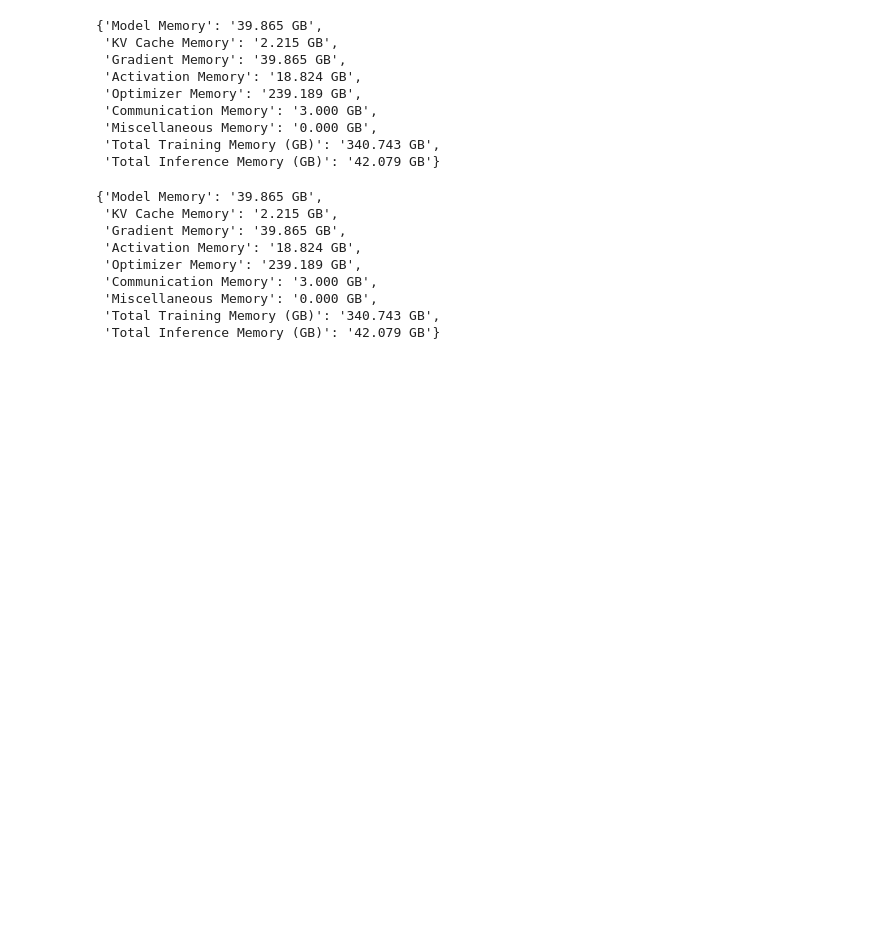
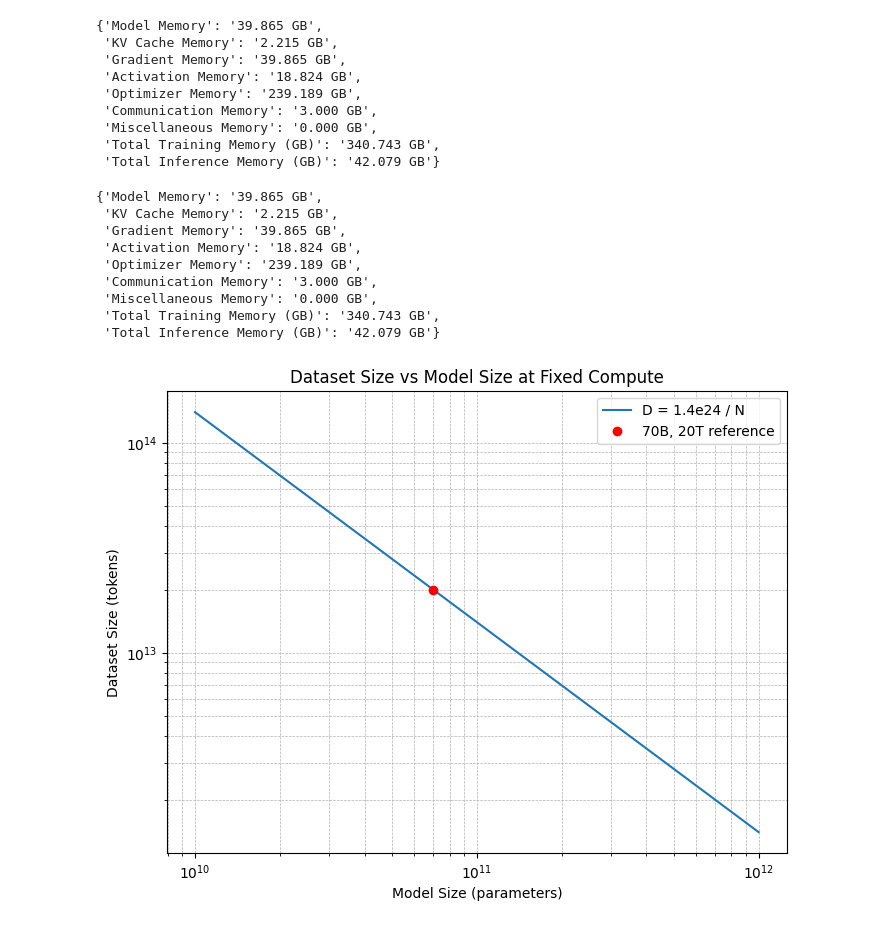
Before and after one commit to xrsrke/hf-notebooks, a Jupyter notebook: diloco/00_draft.ipynb, the cells around one changed output. Cells and saved outputs as stored; diff of their text form; code cells hidden in the pictures; blank space fills up the shorter version.

```diff
--- a/diloco/00_draft.ipynb
+++ b/diloco/00_draft.ipynb
@@ -102,3 +102,35 @@ from transformer_mem_functional import calculate_memory_requirements
  'Miscellaneous Memory': '0.000 GB',
  'Total Training Memory (GB)': '340.743 GB',
  'Total Inference Memory (GB)': '42.079 GB'}
+# %%
+import numpy as np
+import matplotlib.pyplot as plt
+
+# Fixed compute and constants
+C = 8.4e24  # total compute FLOPs from previous derivation
+# D = (1.4e24) / N
+
+# Define model sizes from 10B to 1T on a log scale
+model_sizes = np.logspace(np.log10(1e10), np.log10(1e12), num=100)  # from 10B to 1T
+tokens = 1.4e24 / model_sizes
+
+plt.figure(figsize=(8,6))
+plt.plot(model_sizes, tokens, label="D = 1.4e24 / N")
+
+# Set both axes to log scale
+plt.xscale('log', base=10)
+plt.yscale('log', base=10)
+
+# Add reference point for 70B and 20T
+N_70B = 7e10
+D_20T = 2e13
+plt.plot(N_70B, D_20T, 'ro', label='70B, 20T reference')
+
+plt.title("Dataset Size vs Model Size at Fixed Compute")
+plt.xlabel("Model Size (parameters)")
+plt.ylabel("Dataset Size (tokens)")
+plt.grid(True, which="both", ls="--", linewidth=0.5)
+plt.legend()
+plt.show()
+# %% [output]
+[figure, added]
```
Also changed, not shown: parts of 1 cell of this notebook, 15 other files.
